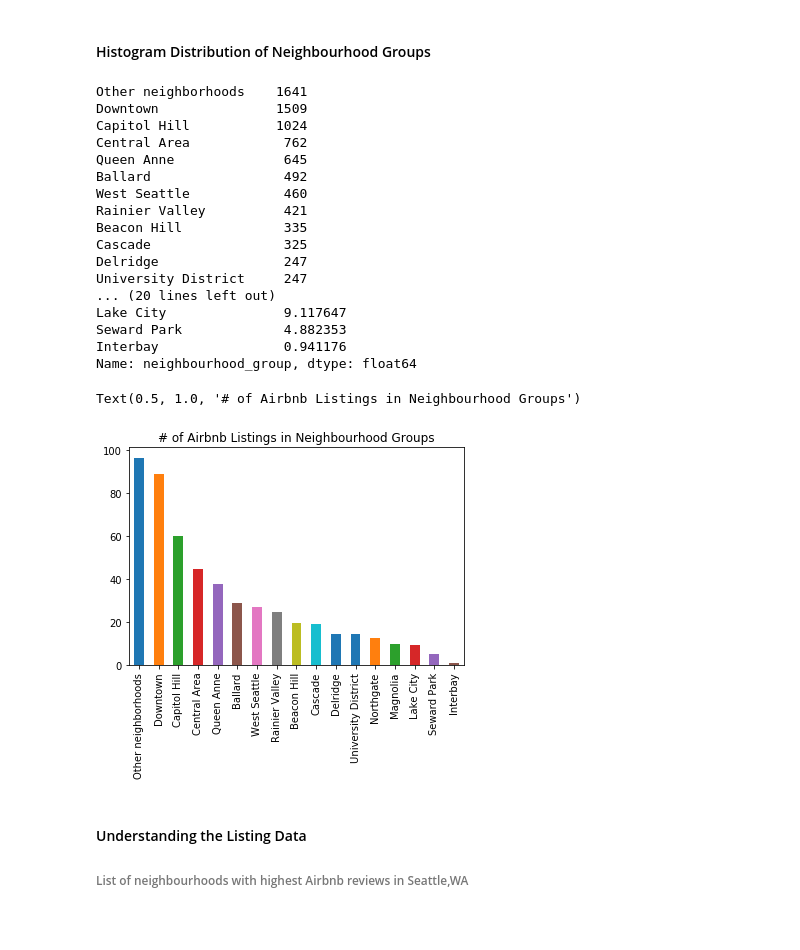
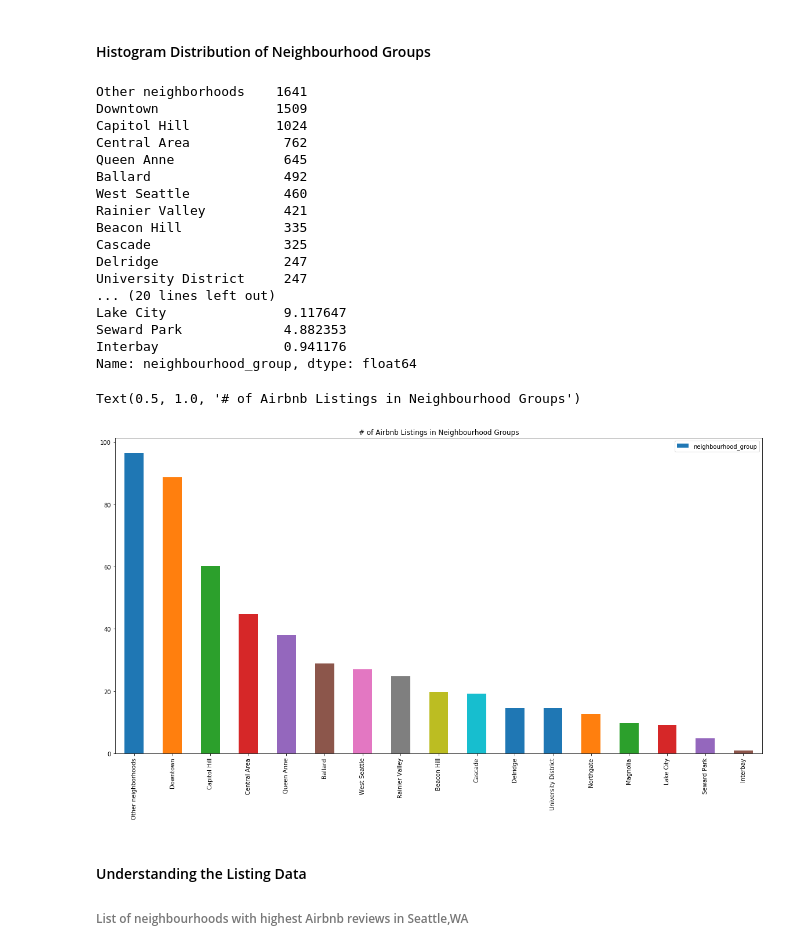
Before and after one commit to SimplifyData/Predict-Airbnb-Prices-in-Seattle, a Jupyter notebook: seattle_airbnb.ipynb, the cells around one changed output. Cells and saved outputs as stored; diff of their text form; code cells hidden in the pictures; blank space fills up the shorter version.

Commit message:
Enhanced bar charts

```diff
--- a/seattle_airbnb.ipynb
+++ b/seattle_airbnb.ipynb
@@ -141,31 +141,31 @@ dtype: float64
 # %%
 ngh_grp = airbnb_listing_df.neighbourhood_group.value_counts().sort_values(ascending = False)
 print(ngh_grp)
 
 print(ngh_grp/ngh_grp.shape[0])
 
-(ngh_grp/ngh_grp.shape[0]).plot(kind = "bar")
+(ngh_grp/ngh_grp.shape[0]).plot(kind = "bar", figsize = (20,10), legend = True)
 plt.title("# of Airbnb Listings in Neighbourhood Groups")
 # %% [output]
 Other neighborhoods    1641
 Downtown               1509
 Capitol Hill           1024
 Central Area            762
 Queen Anne              645
 Ballard                 492
 West Seattle            460
 Rainier Valley          421
 Beacon Hill             335
 Cascade                 325
 Delridge                247
 University District     247
 ... (20 lines left out)
 Lake City               9.117647
 Seward Park             4.882353
 Interbay                0.941176
 Name: neighbourhood_group, dtype: float64
 Text(0.5, 1.0, '# of Airbnb Listings in Neighbourhood Groups')
-[figure, old version]
+[figure, new version]
 # %% [markdown]
 #### Understanding the Listing Data
 ###### List of neighbourhoods with highest Airbnb reviews in Seattle,WA
```
Also changed, not shown: parts of 2 cells of this notebook.
